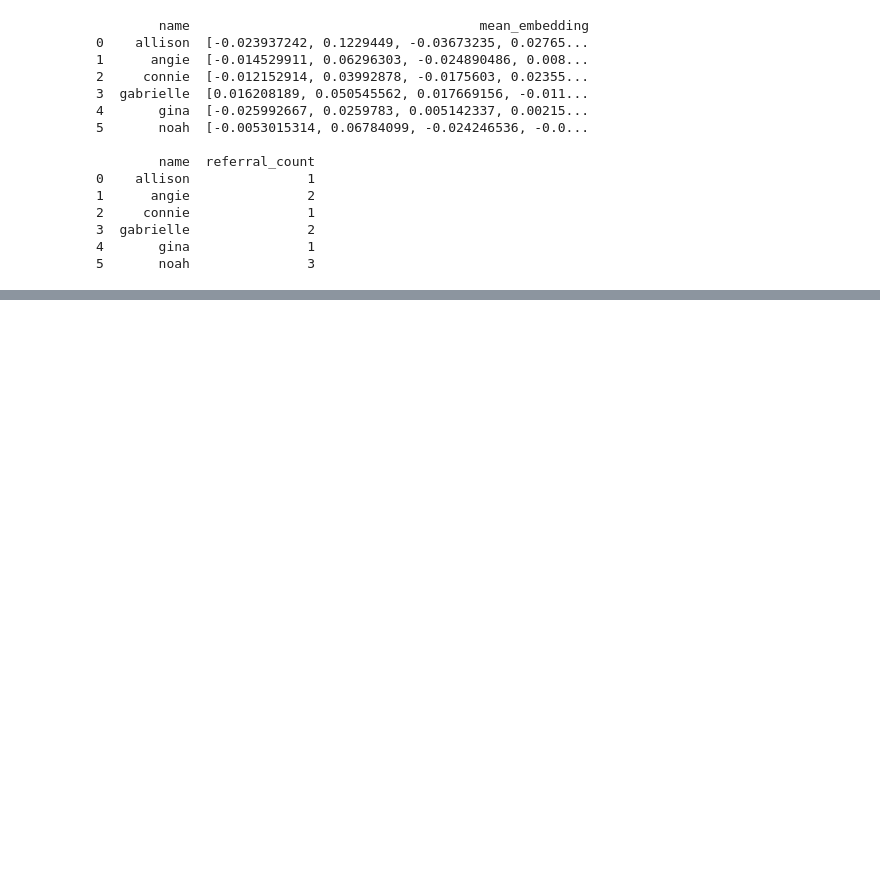
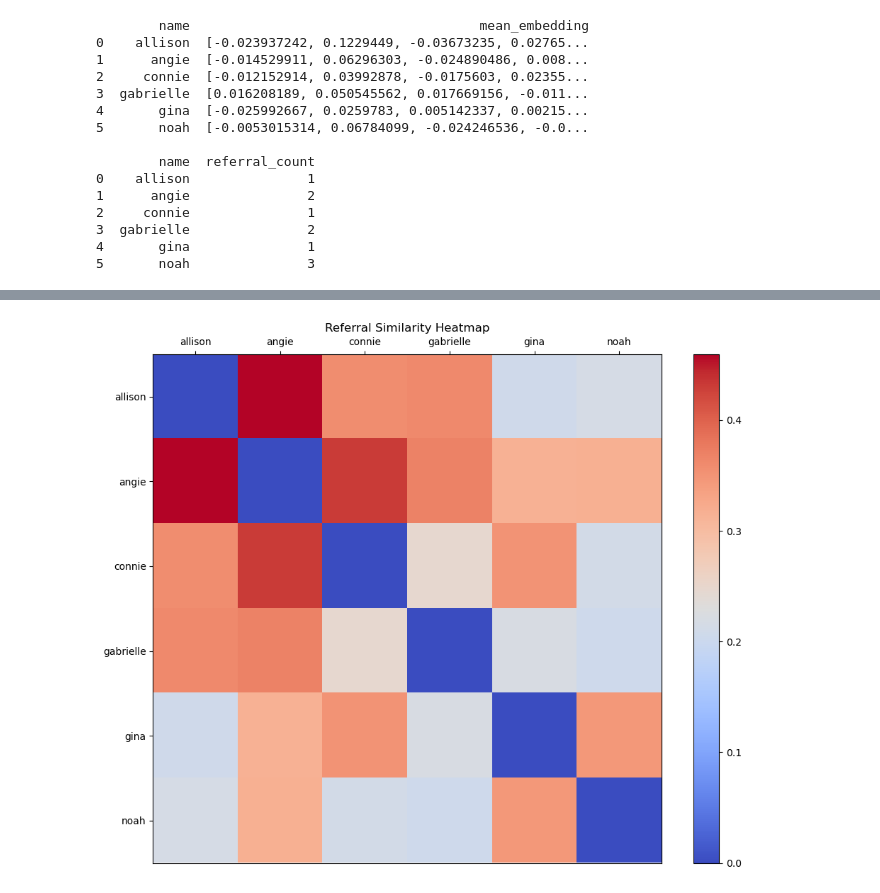
Before and after one commit to plestz/human2vec, a Jupyter notebook: embed_humans.ipynb, the cells around one changed output, grey strips where cells are left out. Saved outputs shown, nothing was run; the diff lists cells and outputs as text; code cells hidden in the pictures; blank space fills up the shorter version.

Commit message:
[feat] cosine similarity calculations for human alignment + heatmap

```diff
--- a/embed_humans.ipynb
+++ b/embed_humans.ipynb
@@ -93,3 +93,13 @@ print(referral_counts)
 3  gabrielle               2
 4       gina               1
 5       noah               3
+# %%
+names = mean_pooled_referral_embeddings['name'].tolist()
+mean_embeddings = np.array(mean_pooled_referral_embeddings['mean_embedding'].tolist())
+
+similarity_matrix = cosine_similarity(mean_embeddings)
+
+similarity_df = pd.DataFrame(similarity_matrix, index = names, columns = names)
+np.fill_diagonal(similarity_df.values, 0)
+
+print(similarity_df)
@@ -95,0 +115,13 @@ print(referral_counts)
+# %%
+plt.figure(figsize = (10, 8))
+plt.imshow(similarity_matrix, cmap = 'coolwarm')
+plt.xticks(ticks = np.arange(len(names)), labels = names)
+plt.yticks(ticks = np.arange(len(names)), labels = names)
+plt.gca().xaxis.tick_top()
+plt.title('Referral Similarity Heatmap')
+plt.colorbar()
+plt.tight_layout()
+plt.savefig('data/process/referral_similarity_heatmap.png')
+plt.show()
+# %% [output]
+[figure, added]
```
Also changed, not shown: parts of 2 cells of this notebook, 1 other file.
